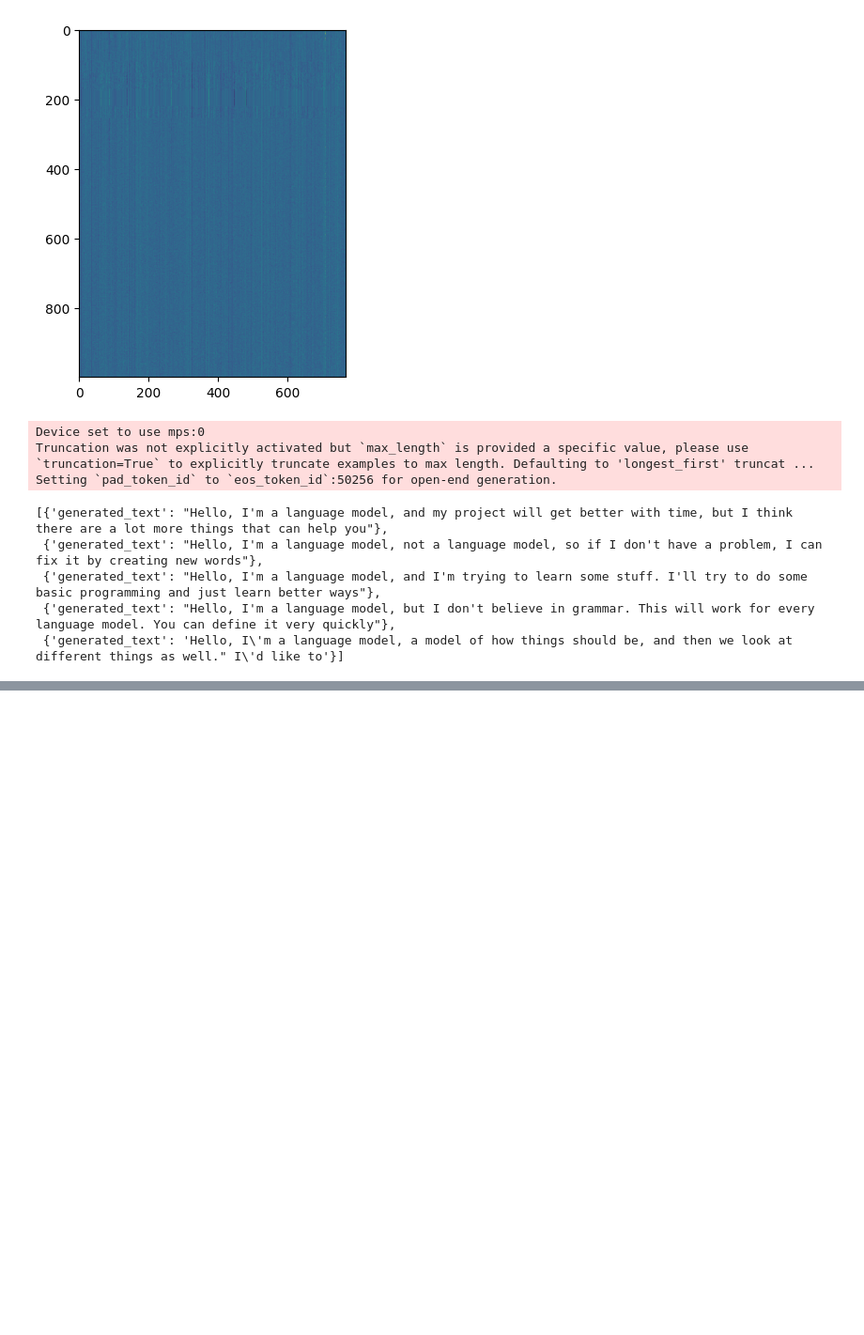
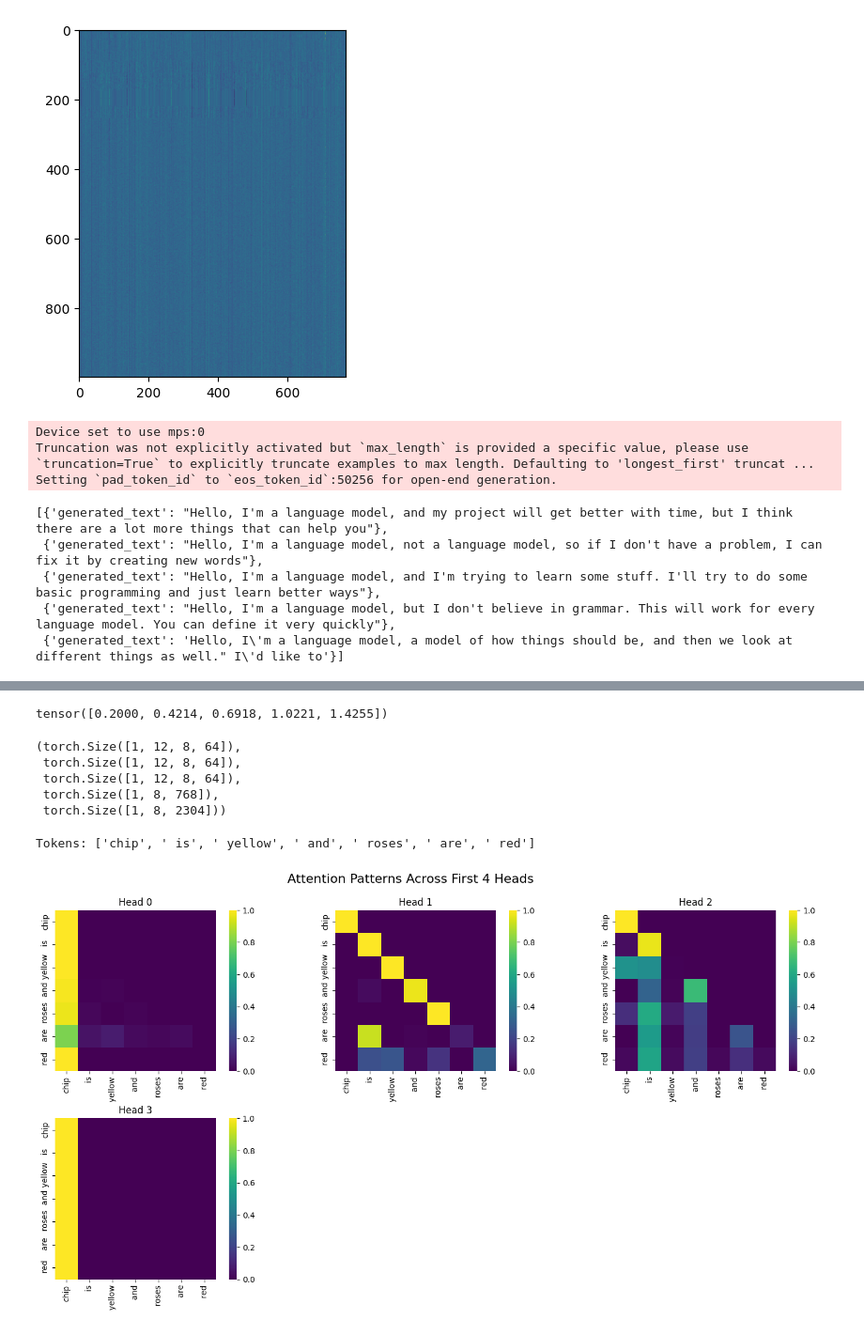
Before and after one commit to bjk95/bpt, a Jupyter notebook: bpt/kapathy_videos/gpt2/play.ipynb, the cells around one changed output, grey strips where cells are left out. Shown: that part at 94% size. Cells and saved outputs as stored; diff of their text form; code cells hidden in the pictures; blank space fills up the shorter version.

```diff
--- a/bpt/kapathy_videos/gpt2/play.ipynb
+++ b/bpt/kapathy_videos/gpt2/play.ipynb
@@ -105,0 +80,4 @@ tensor([[22307,    25,   198,  8421,   356,  5120],
+# %%
+from train import GPT
+
+model = GPT.from_pretrained("gpt2").to('cuda')
@@ -105,0 +214,68 @@ tensor([[22307,    25,   198,  8421,   356,  5120],
+# %%
+x = torch.arange(5).float() / 5
+
+max = x.max()
+exp = x.exp() - max
+# %% [output]
+tensor([0.2000, 0.4214, 0.6918, 1.0221, 1.4255])
+# %%
+k.shape, q.shape, v.shape, x.shape, attn.c_attn(x).shape
+# %% [output]
+(torch.Size([1, 12, 8, 64]),
+ torch.Size([1, 12, 8, 64]),
+ torch.Size([1, 12, 8, 64]),
+ torch.Size([1, 8, 768]),
+ torch.Size([1, 8, 2304]))
+# %%
+import matplotlib.pyplot as plt
+import seaborn as sns
+import numpy as np
+
+# Set the number of heads to visualize
+n_heads_to_plot = 4  # Change this value to display more or fewer heads
+
+# Decode tokens back to words for visualization
+tokens = [enc.decode([int(idx)]) for idx in indices[0].cpu().numpy()]
+print("Tokens:", tokens)
+
+# Get attention weights (currently in shape [B, n_head, T, T])
+attention_weights = att[0]  # Take the first batch
+num_heads = min(n_heads_to_plot, attention_weights.shape[0])
+
+# Calculate layout dimensions
+n_cols = min(3, num_heads)
+n_rows = (num_heads + n_cols - 1) // n_cols
+
+# Create a figure to display attention for the first n heads
+fig, axes = plt.subplots(n_rows, n_cols, figsize=(5*n_cols, 4*n_rows))
+if n_rows * n_cols > 1:
+    axes = axes.flatten()
+else:
+    axes = [axes]  # Handle the case when there's only one subplot
+
+# Plot heatmap for each attention head
+for h in range(num_heads):
+    ax = axes[h]
+    attention_head = attention_weights[h].cpu().detach().numpy()
+
+    # Create heatmap
+    sns.heatmap(attention_head, annot=False, cmap='viridis', ax=ax, square=True)
+
+    # Set labels
+    ax.set_title(f"Head {h}")
+    ax.set_xticks(np.arange(len(tokens)) + 0.5)
+    ax.set_yticks(np.arange(len(tokens)) + 0.5)
+    ax.set_xticklabels(tokens, rotation=90)
+    ax.set_yticklabels(tokens)
+
+# Hide any unused subplots
+for i in range(num_heads, len(axes)):
+    axes[i].axis('off')
+
+plt.tight_layout()
+plt.suptitle(f"Attention Patterns Across First {num_heads} Heads", fontsize=16)
+plt.subplots_adjust(top=0.9)
+plt.show()
+# %% [output]
+Tokens: ['chip', ' is', ' yellow', ' and', ' roses', ' are', ' red']
+[figure, added]
```
Also changed, not shown: parts of 10 cells of this notebook, 3 other files.
